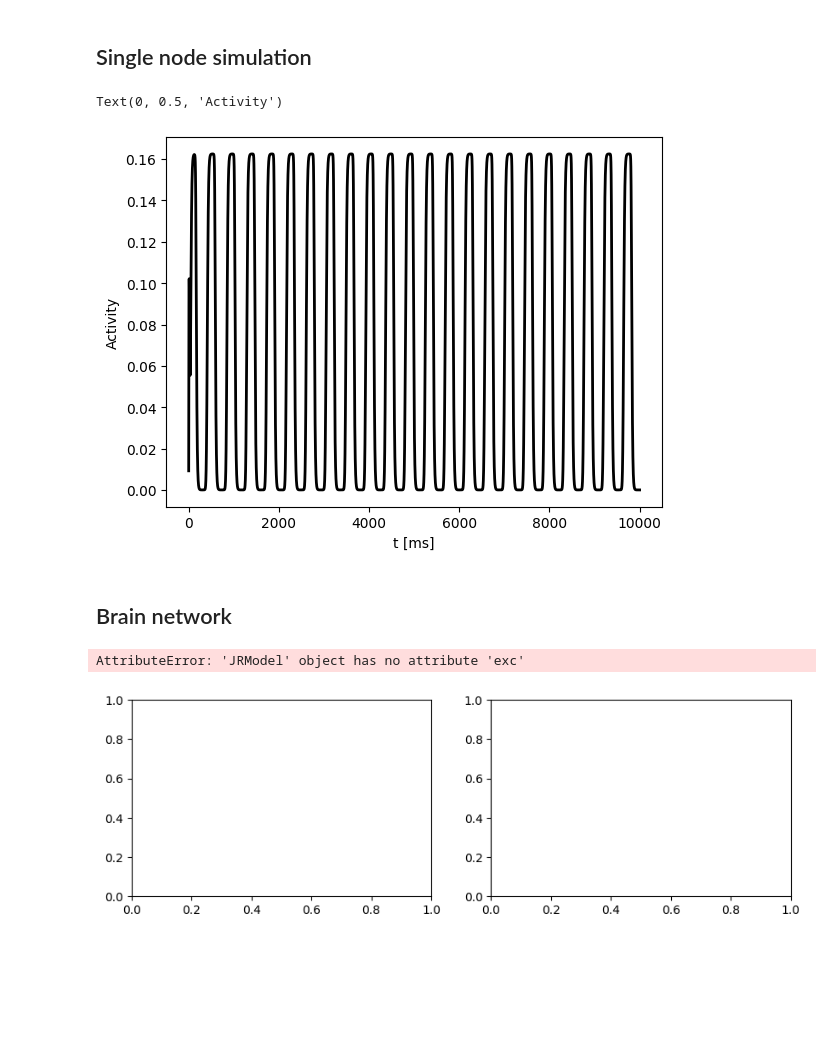
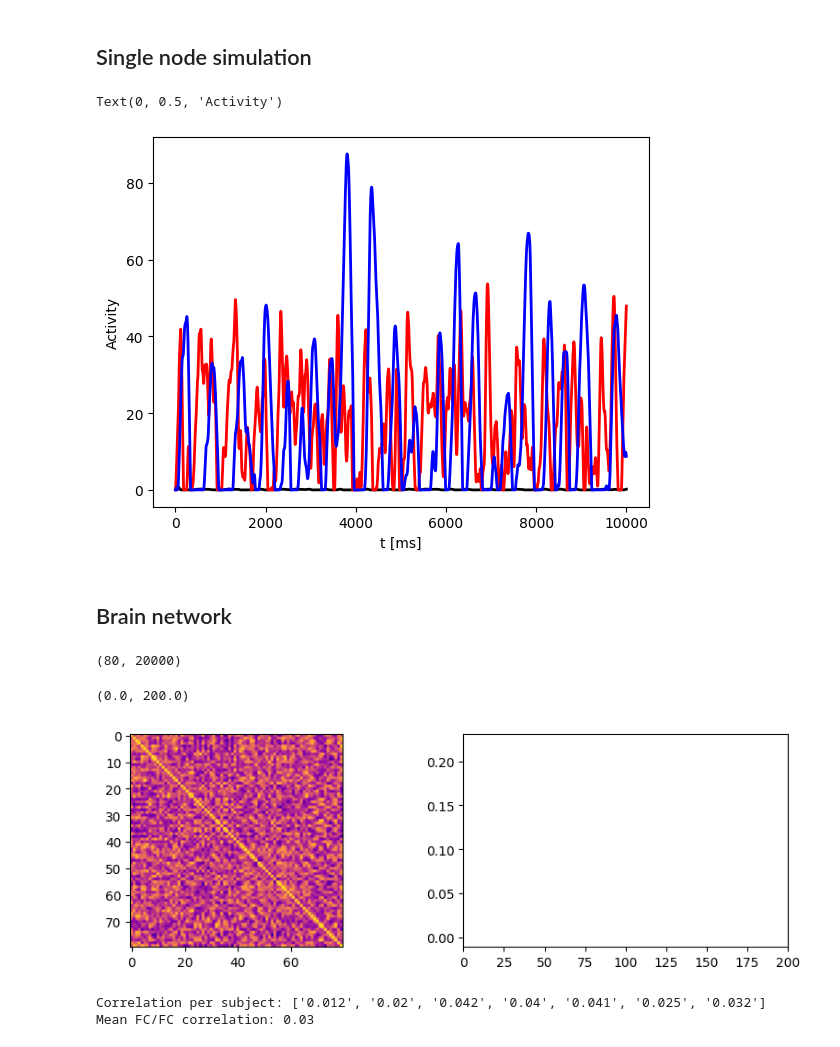
Before and after one commit to guhanou/neurolib, a Jupyter notebook: examples/example-0.9-jr.ipynb, the cells around one changed output. Saved outputs shown, nothing was run; the diff lists cells and outputs as text; code cells hidden in the pictures; blank space fills up the shorter version.

```diff
--- a/examples/example-0.9-jr.ipynb
+++ b/examples/example-0.9-jr.ipynb
@@ -64,11 +73,13 @@ model.run()
 # print(model.params['p_ext'])
 # %%
 plt.plot(model.t, model.y0.T, c='k', lw = 2)
+plt.plot(model.t, model.y1.T, c='r', lw = 2)
+plt.plot(model.t, model.y2.T, c='b', lw = 2)
 plt.xlabel("t [ms]")
 plt.ylabel("Activity")
 # %% [output]
 Text(0, 0.5, 'Activity')
-[figure, old version]
+[figure, new version]
 # %% [markdown]
 ## Brain network
 # %%
@@ -78,7 +89,7 @@ ds = Dataset("hcp")
 # %%
 model = JRModel(Cmat = ds.Cmat, Dmat = ds.Dmat)
 # %%
-model.params['exc_ext'] = 0.65
+model.params['p_ext'] = 0.65
 
 model.params['signalV'] = 0
 model.params['duration'] = 20 * 1000
@@ -87,15 +98,22 @@ model.params['K_gl'] = 3.15
 
 
 model.run(chunkwise=True)
+# %%
+model.y0.shape
+# %% [output]
+(80, 20000)
 # %%
 fig, axs = plt.subplots(1, 2, figsize=(10, 3))
-axs[0].imshow(func.fc(model.exc[:, -10000:]))
-axs[1].plot(model.t, model.exc[::5, :].T, alpha=0.8);
+axs[0].imshow(func.fc(model.y0[:, -10000:]))
+axs[1].plot(model.t, model.y0[::5, :].T, alpha=0.8);
 axs[1].set_xlim(0, 200)
 # %% [output]
-AttributeError: 'JRModel' object has no attribute 'exc'
+(0.0, 200.0)
-[figure, old version]
+[figure, new version]
 # %%
-scores = [func.matrix_correlation(func.fc(model.exc[:, -int(5000/model.params['dt']):]), fcemp) for fcemp in ds.FCs]
+scores = [func.matrix_correlation(func.fc(model.y0[:, -int(5000/model.params['dt']):]), fcemp) for fcemp in ds.FCs]
 print("Correlation per subject:", [f"{s:.2}" for s in scores])
 print("Mean FC/FC correlation: {:.2f}".format(np.mean(scores)))
+# %% [output]
+Correlation per subject: ['0.012', '0.02', '0.042', '0.04', '0.041', '0.025', '0.032']
+Mean FC/FC correlation: 0.03
```
Also changed, not shown: parts of 4 cells of this notebook, 3 other files.
